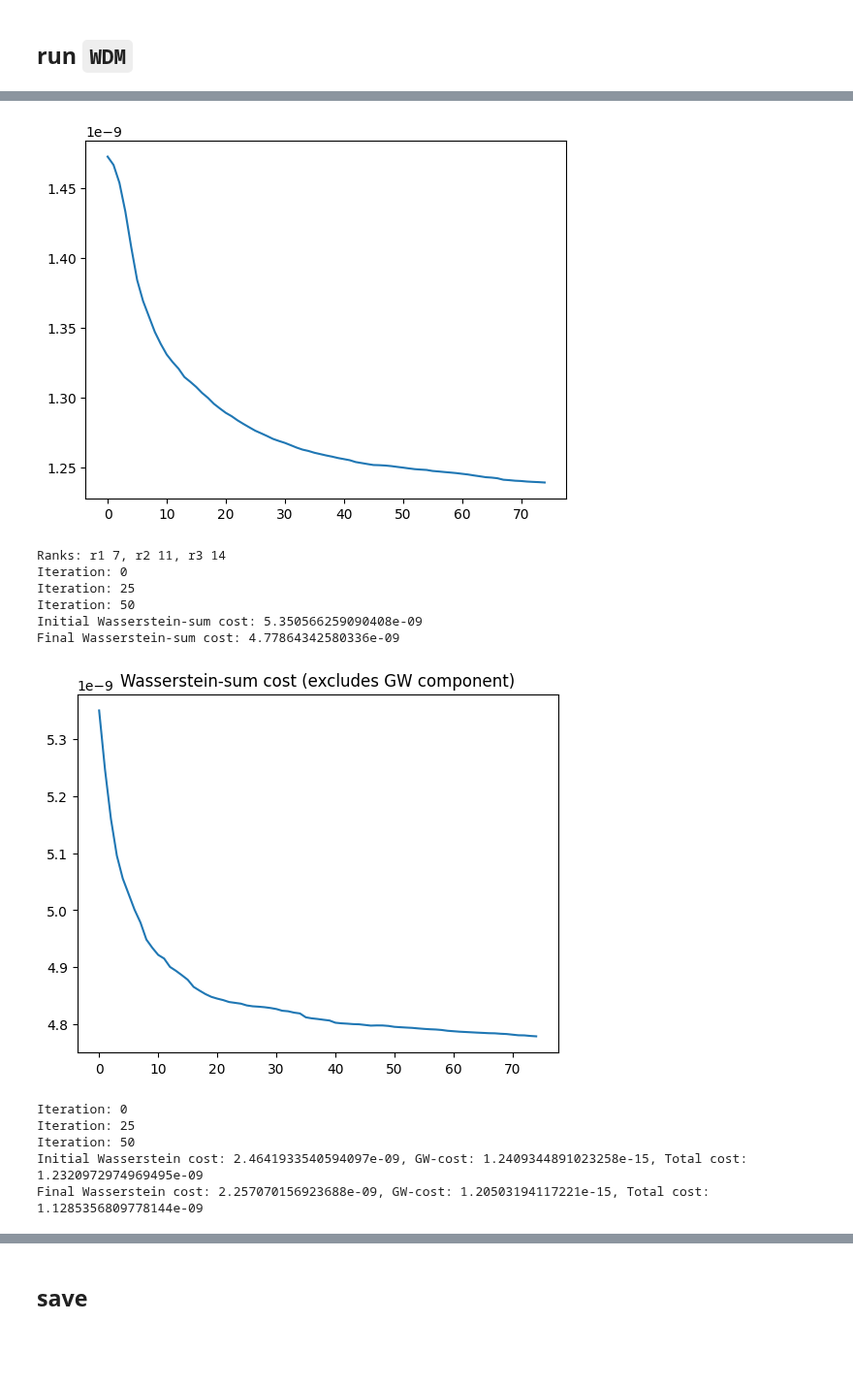
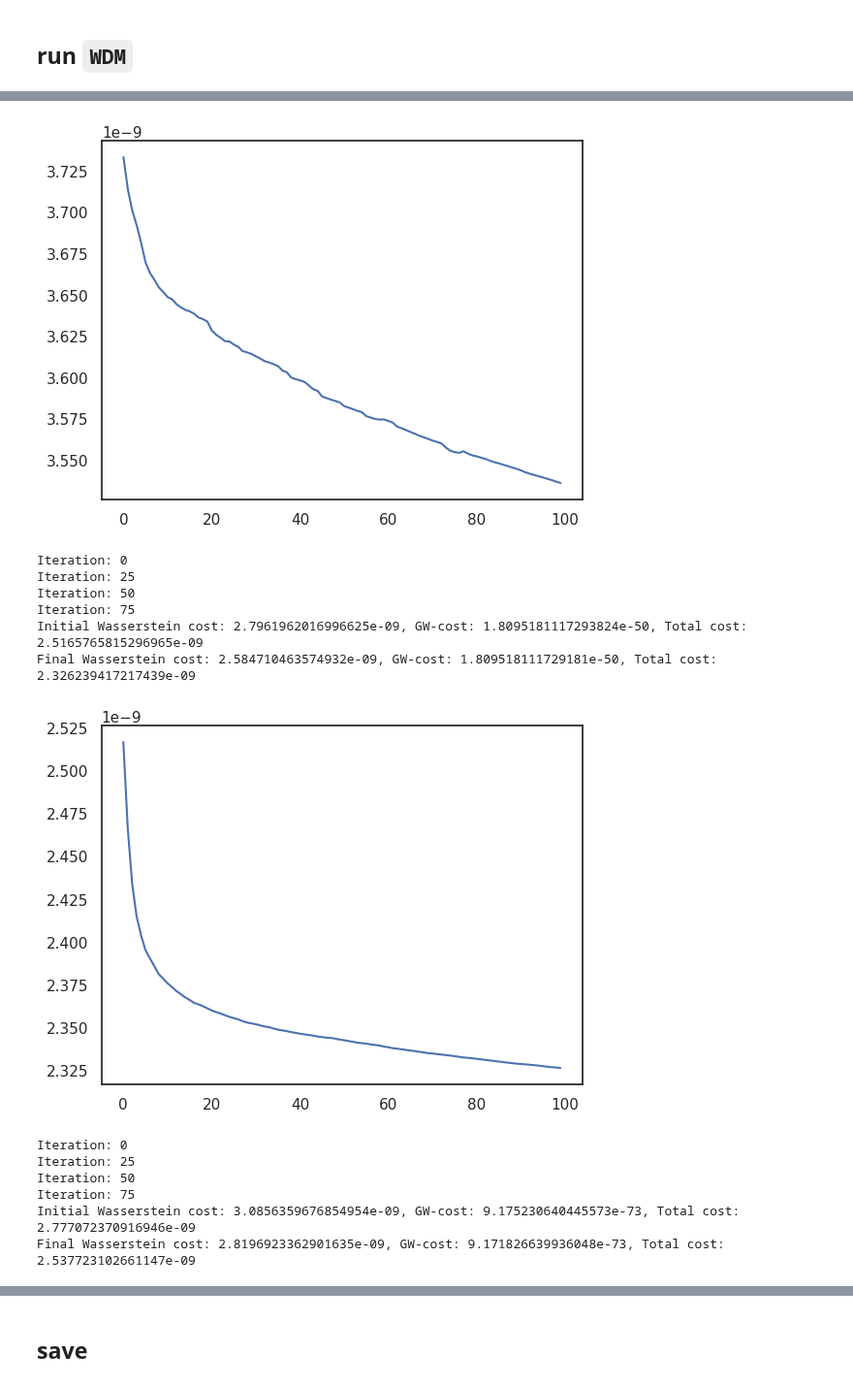
Before and after one commit to raphael-group/HM-OT, a Jupyter notebook: experiments/zf_test_run.ipynb, the cells around one changed output, grey strips where cells are left out. Shown at 97% size. Saved outputs shown, nothing was run; the diff lists cells and outputs as text; code cells hidden in the pictures; blank space fills up the shorter version.

Commit message:
updated util_zf, all timepoints now in zf_test_run

```diff
--- a/experiments/zf_test_run.ipynb
+++ b/experiments/zf_test_run.ipynb
@@ -135,7 +145,5 @@ Slice pair 0, aligning zf3 to zf5
 # %%
 ranks = [(3,7),(7,7),(7,11),(11,14),(14,19)]
 # exclude_rows = [1099, None, None, 325, None, None]
-
-i=2
 # %% [markdown]
 ## load features and spatial coords specific to the triple
@@ -204,11 +209,13 @@ Wall time: 3.08 s
 # %% [markdown]
 ## overriding old cost matrices
 # %%
-A11_HDM_np = cdist(X1_HDM, X1_HDM)
-A22_HDM_np = cdist(X2_HDM, X2_HDM)
-A33_HDM_np = cdist(X3_HDM, X3_HDM)
+%%time
+Aiis_np = []
 
-## OVERRIDING euclidean cost matrices:
-A11 = torch.from_numpy(A11_HDM_np).to(device)
-A22 = torch.from_numpy(A22_HDM_np).to(device)
-A33 = torch.from_numpy(A33_HDM_np).to(device)
+for i, X in enumerate(Xs):
+    X_HDM = util_zf.HDM_from_XS(spatial_list[i], X, truncation=truncation, time=time)
+    Aii_HDM_np = cdist(X_HDM, X_HDM)
+    Aiis_np += [Aii_HDM_np]
+
+
+Aiis = [torch.from_numpy(Aii).to(device) for Aii in Aiis_np]
@@ -243,31 +302,29 @@ B done
 ## set OT hyperparameters
 # %%
 gamma=500
-tau_out=1e3
+tau_out=1e1
 tau_in=1e-7
-alpha = 0.5
+alpha = 0.1
 beta = 0.0
 
-max_iter=75
-min_iter=75
-
-ranks = [(7,11),(11,14)]
+max_iter=100
+min_iter=100
 # %% [markdown]
 ## run `WDM`
 # %%
+%%time
 import importlib
 import WassersteinDiffMap
 importlib.reload(WassersteinDiffMap)
 
 
-C_factors_sequence, A_factors_sequence = (C_factors12, C_factors23), (A_factors11, A_factors22, A_factors33)
-
-print(f'Aligning slices {s1_name} to {s2_name} to {s3_name}')
-
-WDM = WassersteinDiffMap.WassersteinDifferentiationMapping(ranks, tau_in = tau_in, tau_out=tau_out, \
-                  gamma=gamma, max_iter=max_iter, min_iter=min_iter, device=device, dtype=torch.float64, \
-                 printCost=True, returnFull=False, alpha=alpha, beta=beta, \
-                  initialization='Full', init_args = None)
+WDM = WassersteinDiffMap.WassersteinDifferentiationMapping(rank_list, tau_in = tau_in, tau_out=tau_out, \
+                      gamma=gamma, max_iter=max_iter, min_iter=min_iter, device=device, dtype=torch.float64, \
+                     printCost=True, returnFull=False, alpha=alpha, beta=beta, \
+                      initialization='Full', init_args = None)
 
 WDM.gamma_smoothing(C_factors_sequence, A_factors_sequence)
+
+Qs_pred = [Q.cpu().numpy() for Q in WDM.Q_gammas]
+Ts_pred = [T.cpu().numpy() for T in WDM.T_gammas]
 # %% [output]
@@ -286,13 +344,14 @@ Final Wasserstein cost: 2.4789660656062038e-09, GW-cost: 7.959741710011736e-16,
-[figure, old version]
+[figure, new version]
-Ranks: r1 7, r2 11, r3 14
 Iteration: 0
 Iteration: 25
 Iteration: 50
-Initial Wasserstein-sum cost: 5.350566259090408e-09
-Final Wasserstein-sum cost: 4.77864342580336e-09
+Iteration: 75
+Initial Wasserstein cost: 2.7961962016996625e-09, GW-cost: 1.8095181117293824e-50, Total cost: 2.5165765815296965e-09
+Final Wasserstein cost: 2.584710463574932e-09, GW-cost: 1.809518111729181e-50, Total cost: 2.326239417217439e-09
-[figure, old version]
+[figure, new version]
 Iteration: 0
 Iteration: 25
 Iteration: 50
-Initial Wasserstein cost: 2.4641933540594097e-09, GW-cost: 1.2409344891023258e-15, Total cost: 1.2320972974969495e-09
-Final Wasserstein cost: 2.257070156923688e-09, GW-cost: 1.20503194117221e-15, Total cost: 1.1285356809778144e-09
+Iteration: 75
+Initial Wasserstein cost: 3.0856359676854954e-09, GW-cost: 9.175230640445573e-73, Total cost: 2.777072370916946e-09
+Final Wasserstein cost: 2.8196923362901635e-09, GW-cost: 9.171826639936048e-73, Total cost: 2.537723102661147e-09
```
Also changed, not shown: parts of 62 cells of this notebook, 1 other file.
